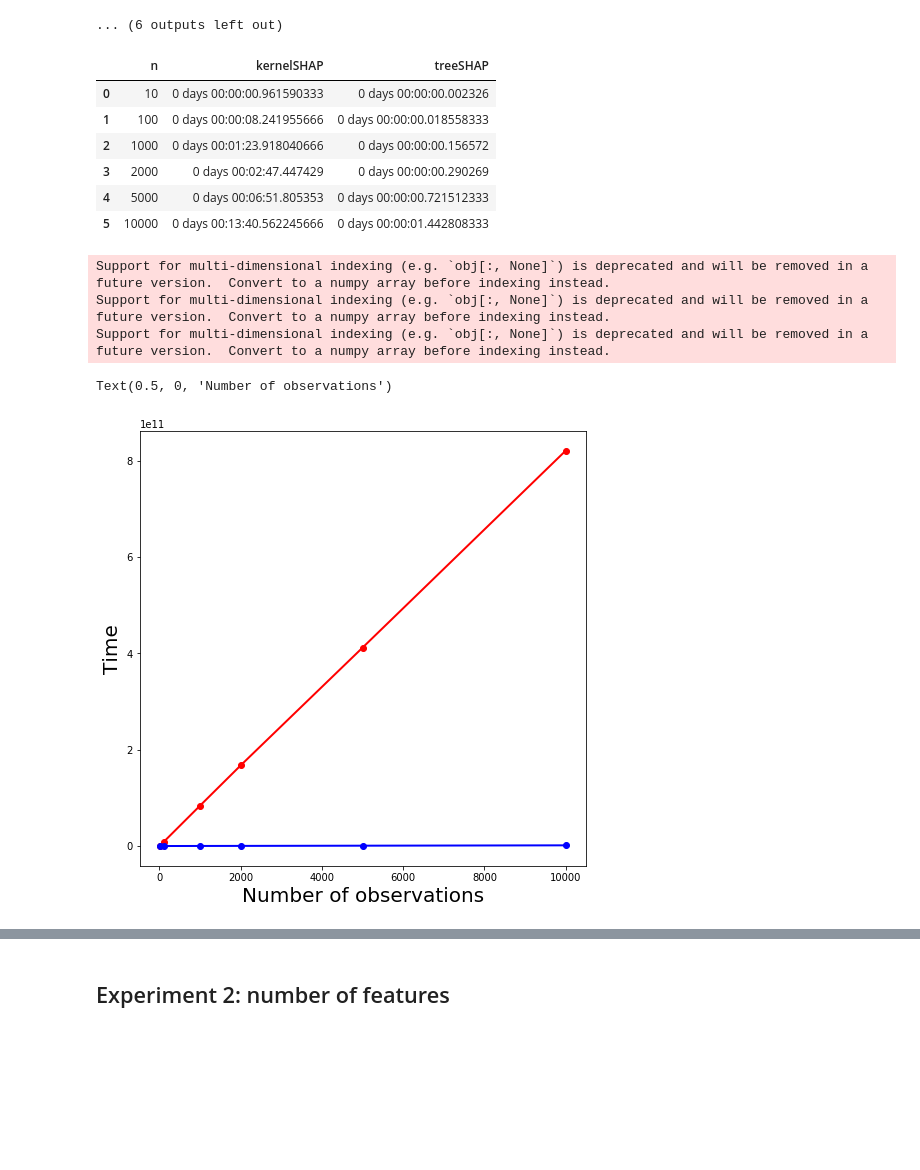
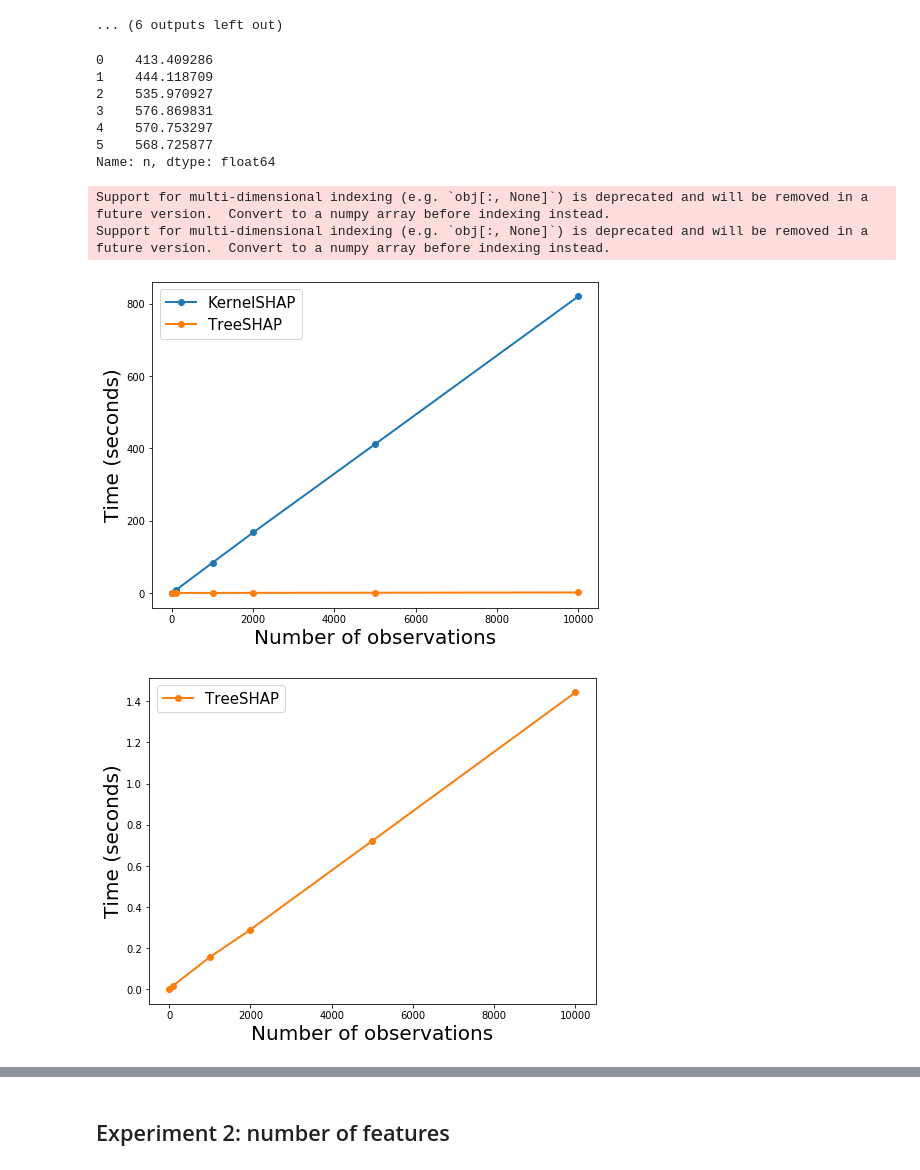
Before and after one commit to conorosully/medium-articles, a Jupyter notebook: src/interpretable ml/SHAP/kernelSHAP_vs_treeSHAP.ipynb, the cells around one changed output, grey strips where cells are left out. Cells and saved outputs as stored; diff of their text form; code cells hidden in the pictures; blank space fills up the shorter version.

```diff
--- a/src/interpretable ml/SHAP/kernelSHAP_vs_treeSHAP.ipynb
+++ b/src/interpretable ml/SHAP/kernelSHAP_vs_treeSHAP.ipynb
@@ -21,16 +22,22 @@ path = "/Users/conorosully/Google Drive/My Drive/Medium/SHAP kernel v tree/{}"
 # %%
 # Functions
 def runSHAP(n,kernel=True):
-    """Calculate shap values and return time """
+    """
+    Calculate shap values and return time taken
+        n: number of SHAP values to calculate
+        kernel: set False if using TreeSHAP
+    """
 
     x_sample = X[np.random.choice(X.shape[0], n, replace=True)]
 
     begin = datetime.datetime.now()
     if kernel:
+        #Caculate SHAP values using KernelSHAP
         shap_values = kernelSHAP.shap_values(x_sample,l1_reg=False)
         time = datetime.datetime.now() - begin
         print("Kernel {}: ".format(n), time)
     else:
+        #Caculate SHAP values using TreeSHAP
         shap_values = treeSHAP(x_sample)
         time = datetime.datetime.now() - begin
         print("Tree {}: ".format(n), time)
@@ -39,6 +46,7 @@ def runSHAP(n,kernel=True):
 
 def model_properties(model):
     """Returns average depth and number of features and leaves of a random forest"""
+
     depths = []
     features = []
     leaves = []
@@ -105,29 +115,49 @@ Tree 5000:  0:00:00.723140
 Kernel 10000:  0:13:39.801783
 Tree 10000:  0:00:01.437625
 ... (6 outputs left out)
-# %%
-avg_1 = results_1.groupby(by='n',as_index=False).mean()
-avg_1
-# %% [output]
-|  | n | kernelSHAP | treeSHAP |
-| 0 | 10 | 0 days 00:00:00.961590333 | 0 days 00:00:00.002326 |
-| 1 | 100 | 0 days 00:00:08.241955666 | 0 days 00:00:00.018558333 |
-| 2 | 1000 | 0 days 00:01:23.918040666 | 0 days 00:00:00.156572 |
-| 3 | 2000 | 0 days 00:02:47.447429 | 0 days 00:00:00.290269 |
-| 4 | 5000 | 0 days 00:06:51.805353 | 0 days 00:00:00.721512333 |
-| 5 | 10000 | 0 days 00:13:40.562245666 | 0 days 00:00:01.442808333 |
+# %%
+#Find average run time
+avg_1 = results_1.groupby(by='n',as_index=False).mean()
+
+k_sec = [t.total_seconds() for t in avg_1['kernelSHAP']]
+t_sec = [t.total_seconds() for t in avg_1['treeSHAP']]
+n = avg_1['n']
+
+#Proportional run time
+print((k_sec/n)/(t_sec/n))
+
+#Plot run time by number of observations
+fig, ax = plt.subplots(nrows=1, ncols=1,figsize=(8,6))
+
+plt.plot(n, k_sec, linestyle='-', linewidth=2,marker='o',label = 'KernelSHAP')
+plt.plot(n, t_sec, linestyle='-', linewidth=2,marker='o',label = 'TreeSHAP')
+
+plt.ylabel('Time (seconds)',size=20)
+plt.xlabel('Number of observations',size=20)
+plt.legend(fontsize=15)
+
+plt.savefig(path.format('n_observations_1.png'),dpi=100,bbox_inches='tight')
+# %% [output]
+0    413.409286
+1    444.118709
+2    535.970927
+3    576.869831
+4    570.753297
+5    568.725877
+Name: n, dtype: float64
+Support for multi-dimensional indexing (e.g. `obj[:, None]`) is deprecated and will be removed in a future version.  Convert to a numpy array before indexing instead.
+Support for multi-dimensional indexing (e.g. `obj[:, None]`) is deprecated and will be removed in a future version.  Convert to a numpy array before indexing instead.
+[figure, added]
 # %%
-#Model evaluation
-fig, ax = plt.subplots(nrows=1, ncols=1,figsize=(8,8))
+#Number of observations
+fig, ax = plt.subplots(nrows=1, ncols=1,figsize=(8,6))
 
-plt.plot(avg_1['n'], avg_1['kernelSHAP'], color='r', linestyle='-', linewidth=2,marker='o')
-plt.plot(avg_1['n'], avg_1['treeSHAP'], color='blue', linestyle='-', linewidth=2,marker='o')
+plt.plot(n, t_sec, linestyle='-', color='#F87F0E',linewidth=2,marker='o',label = 'TreeSHAP')
 
-plt.ylabel('Time',size=20)
+plt.ylabel('Time (seconds)',size=20)
 plt.xlabel('Number of observations',size=20)
+plt.legend(fontsize=15)
+
+plt.savefig(path.format('n_observations_2.png'),dpi=100,bbox_inches='tight')
 # %% [output]
-Support for multi-dimensional indexing (e.g. `obj[:, None]`) is deprecated and will be removed in a future version.  Convert to a numpy array before indexing instead.
-Support for multi-dimensional indexing (e.g. `obj[:, None]`) is deprecated and will be removed in a future version.  Convert to a numpy array before indexing instead.
-Support for multi-dimensional indexing (e.g. `obj[:, None]`) is deprecated and will be removed in a future version.  Convert to a numpy array before indexing instead.
-Text(0.5, 0, 'Number of observations')
-[figure, old version]
+[figure, new version]
```
Also changed, not shown: parts of 32 cells of this notebook.
